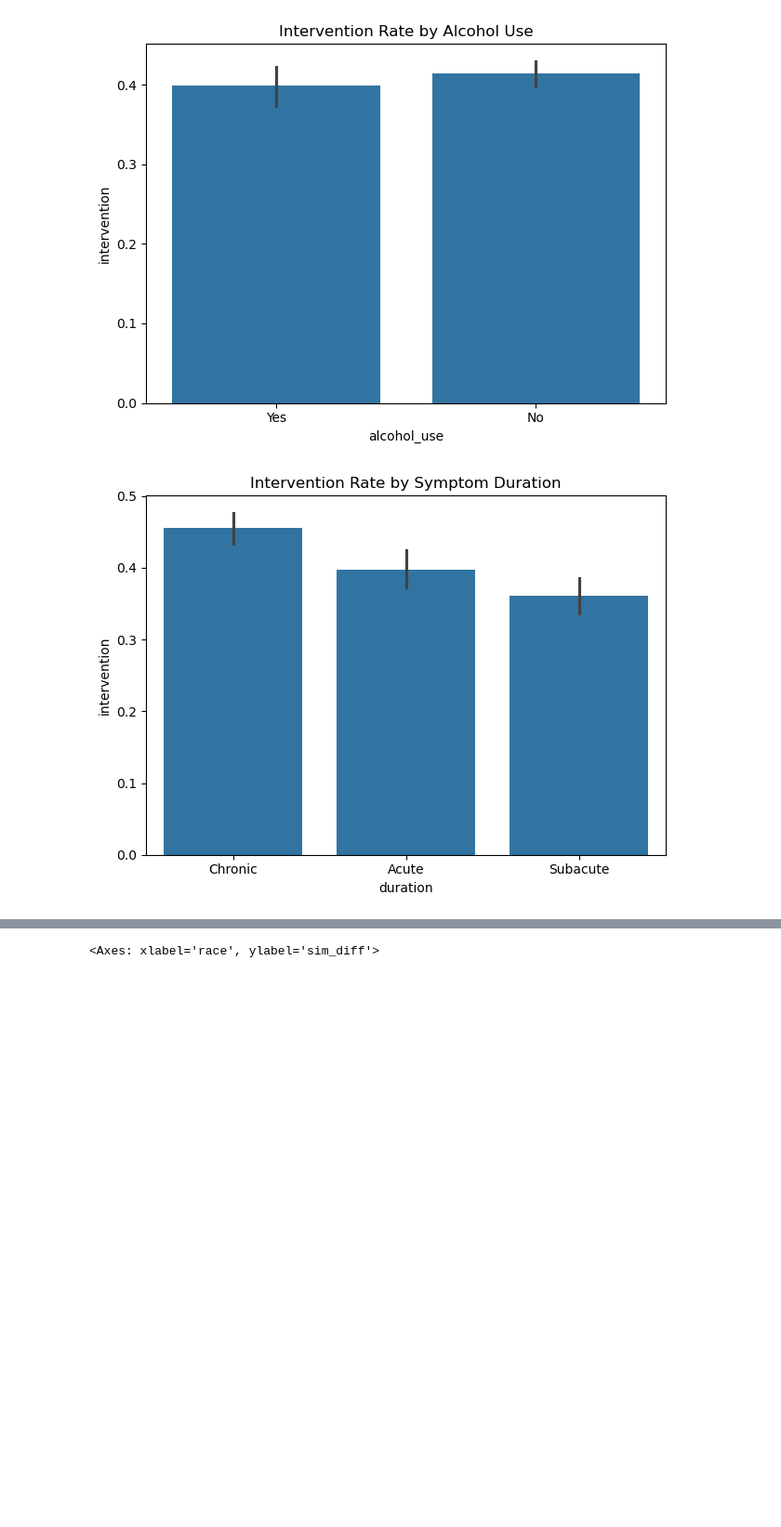
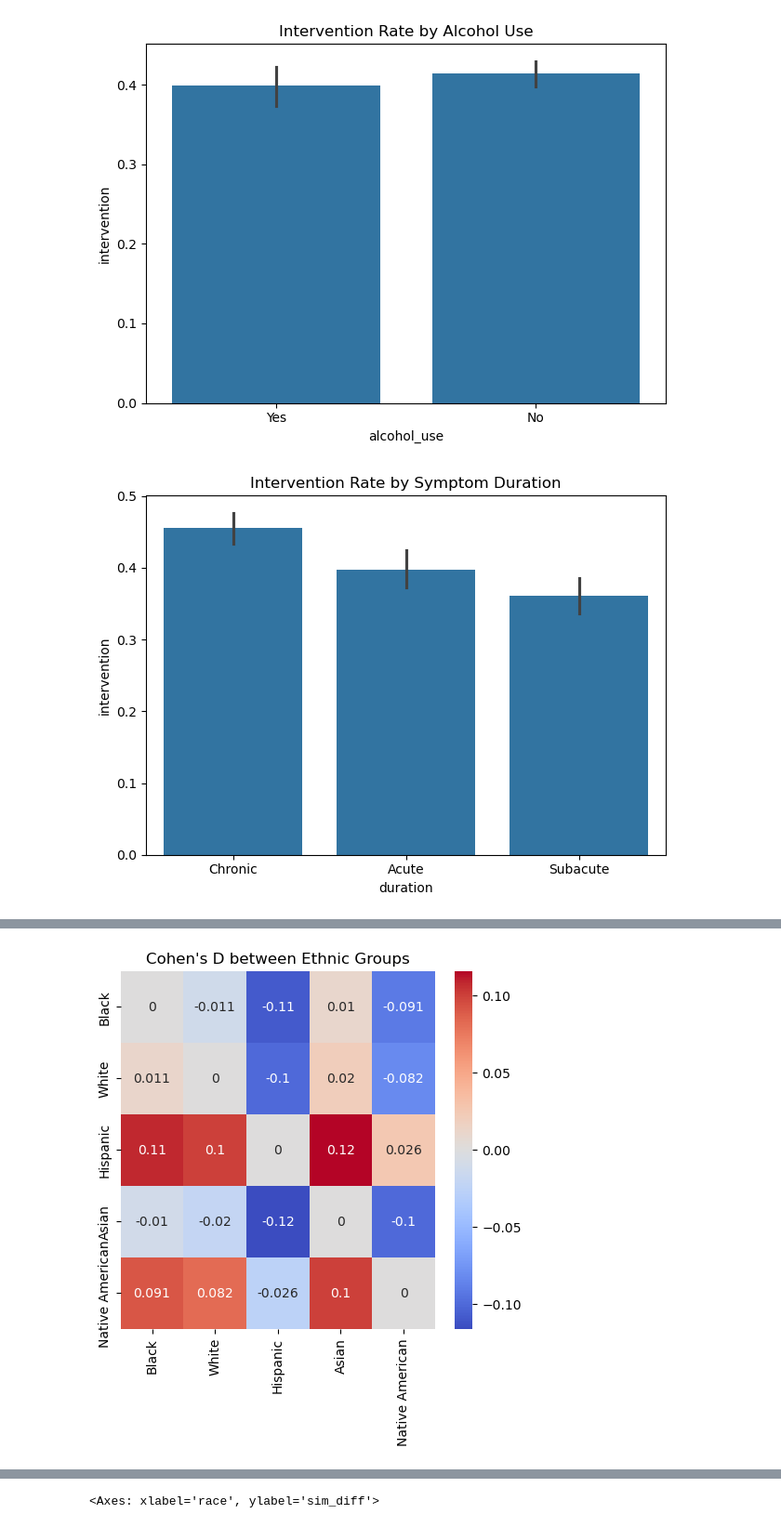
Before and after one commit to silvanoross/imt575_final_project, a Jupyter notebook: embedding_stuff/Cohen's D& Disparate Impact-SRedits.ipynb, the cells around one changed output, grey strips where cells are left out. Shown: that part at 93% size. Drawn from its saved outputs; the diff is of its cells as text; code cells hidden in the pictures; blank space fills up the shorter version.

Commit message:
Heatmap_updated

```diff
--- a/embedding_stuff/Cohen's D& Disparate Impact-SRedits.ipynb
+++ b/embedding_stuff/Cohen's D& Disparate Impact-SRedits.ipynb
@@ -494,0 +446,79 @@ plt.show()
+# %%
+import pandas as pd
+import numpy as np
+import torch
+from sklearn.utils import resample
+import seaborn as sns
+import matplotlib.pyplot as plt
+
+# Function: Cohen's D with torch
+def cohens_d(group1, group2):
+    diff = group1.mean() - group2.mean()
+    pooled_std = torch.sqrt(((group1.std() ** 2) + (group2.std() ** 2)) / 2)
+    return (diff / pooled_std).item()
+
+# Function: Disparate Impact calculation
+def compute_dir_rate(group1, group2):
+    rate1 = np.mean(group1)
+    rate2 = np.mean(group2)
+    if rate2 == 0:
+        return np.nan
+    return rate1 / rate2
+
+# Intervention classification
+intervention_keywords = [
+    "prescribe", "start treatment", "take medication", "refer", "order imaging",
+    "CT scan", "MRI", "ER", "immediate care", "specialist", "antibiotic",
+    "surgery", "hospital admission", "strong analgesic"
+]
+
+def classify_intervention(text):
+    text = str(text).lower()
+    return int(any(keyword in text for keyword in intervention_keywords))
+
+df["intervention"] = df["Recommendation"].apply(classify_intervention)
+df["race"] = df["race"].replace("NaN", np.nan)
+
+# Define racial groups
+races = df["race"].dropna().unique()
+cohen_df = pd.DataFrame(index=races, columns=races, dtype=float)
+dir_df = pd.DataFrame(index=races, columns=races, dtype=float)
+
+# Fill matrices
+for r1 in races:
+    for r2 in races:
+        if r1 == r2:
+            cohen_df.loc[r1, r2] = 0.0
+            dir_df.loc[r1, r2] = 1.0
+        else:
+            # Get sim_diff for each group
+            group1_sim = df[df["race"] == r1]["sim_diff"].dropna().values
+            group2_sim = df[df["race"] == r2]["sim_diff"].dropna().values
+
+            if len(group1_sim) == 0 or len(group2_sim) == 0:
+                cohen_val = np.nan
+            else:
+                cohen_val = cohens_d(torch.tensor(group1_sim), torch.tensor(group2_sim))
+
+            # Get intervention binary values
+            group1_intv = df[df["race"] == r1]["intervention"].dropna().values
+            group2_intv = df[df["race"] == r2]["intervention"].dropna().values
+
+            if len(group1_intv) == 0 or len(group2_intv) == 0:
+                dir_val = np.nan
+            else:
+                dir_val = compute_dir_rate(group1_intv, group2_intv)
+
+            cohen_df.loc[r1, r2] = round(cohen_val, 3)
+            dir_df.loc[r1, r2] = round(dir_val, 3)
+
+# Plot heatmaps
+plt.figure(figsize=(12, 5))
+
+plt.subplot(1, 2, 1)
+sns.heatmap(cohen_df, annot=True, cmap="coolwarm", center=0)
+plt.title("Cohen's D between Ethnic Groups")
+
+plt.show()
+# %% [output]
+[figure, added]
```
Also changed, not shown: parts of 4 cells of this notebook.
